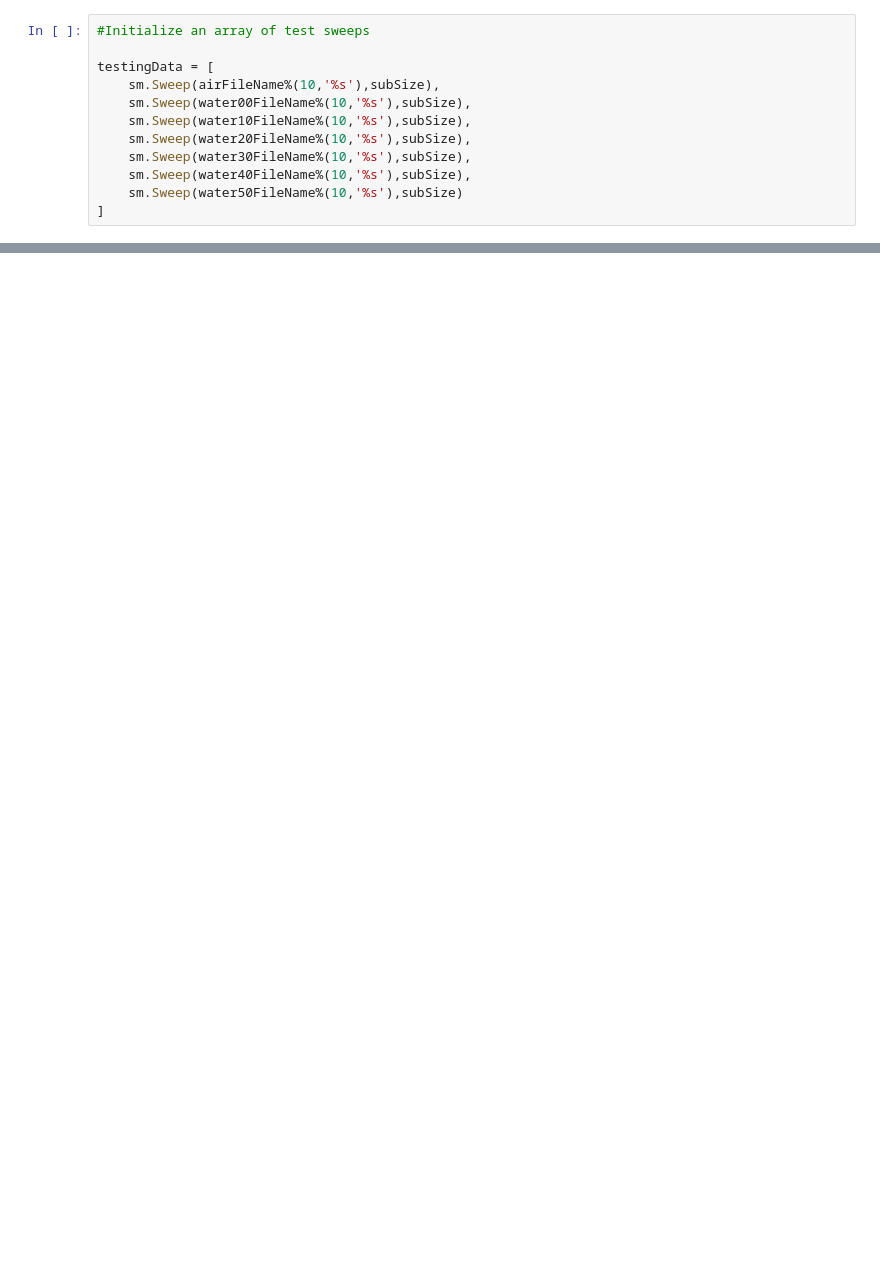
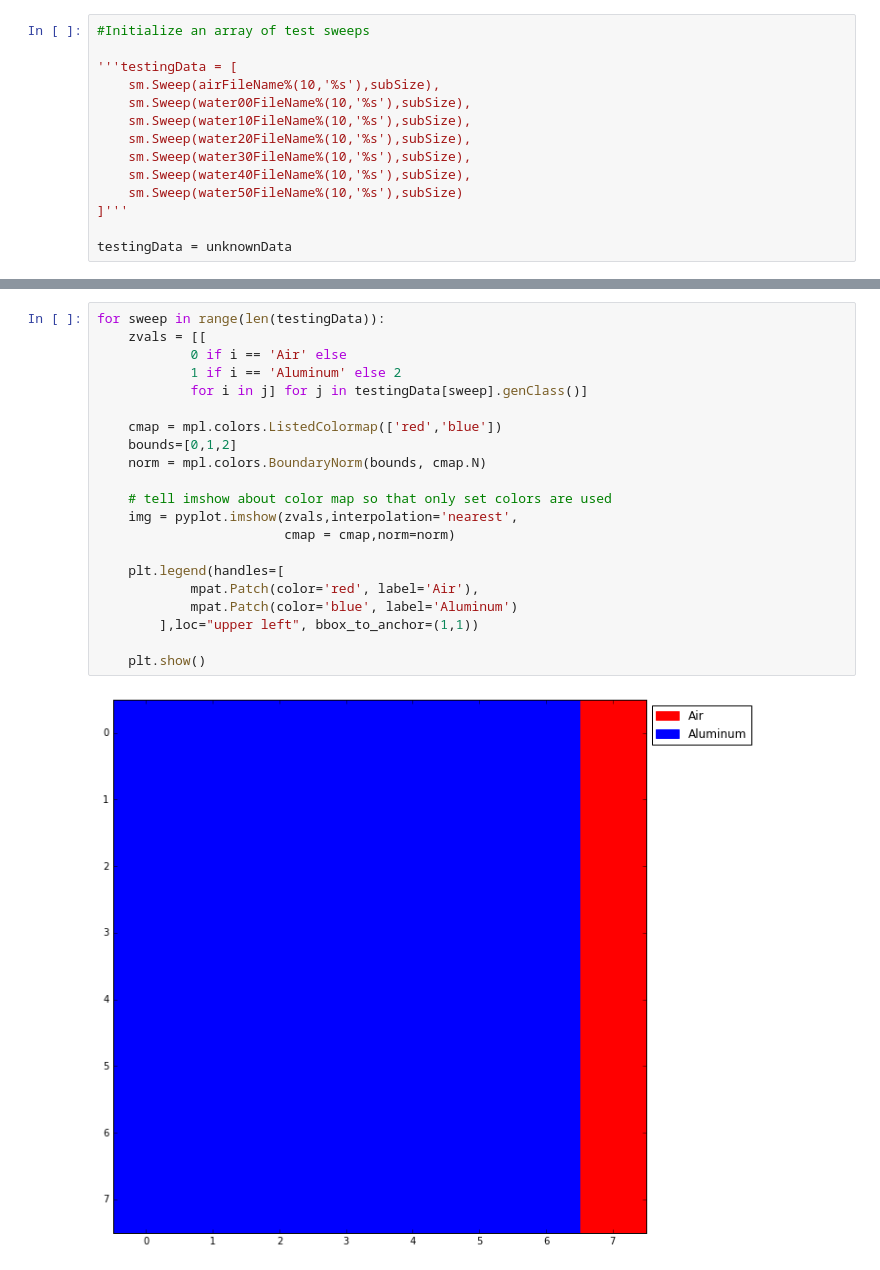
Before and after one commit to spatrickdoyle/sensor-research, a Jupyter notebook: Sensor Model.ipynb, the cells around one changed output, grey strips where cells are left out. Saved outputs shown, nothing was run; the diff lists cells and outputs as text; blank space fills up the shorter version.

```diff
--- a/Sensor Model.ipynb
+++ b/Sensor Model.ipynb
@@ -93,7 +108,7 @@ plt.show()
 # %%
 #Initialize an array of test sweeps
 
-testingData = [
+'''testingData = [
     sm.Sweep(airFileName%(10,'%s'),subSize),
     sm.Sweep(water00FileName%(10,'%s'),subSize),
     sm.Sweep(water10FileName%(10,'%s'),subSize),
@@ -101,7 +116,9 @@ testingData = [
     sm.Sweep(water30FileName%(10,'%s'),subSize),
     sm.Sweep(water40FileName%(10,'%s'),subSize),
     sm.Sweep(water50FileName%(10,'%s'),subSize)
-]
+]'''
+
+testingData = unknownData
 # %%
 #Initialize a model for each class
 
@@ -175,0 +269,23 @@ Testing 50 mM NaCl model...
+# %%
+for sweep in range(len(testingData)):
+    zvals = [[
+            0 if i == 'Air' else
+            1 if i == 'Aluminum' else 2
+            for i in j] for j in testingData[sweep].genClass()]
+
+    cmap = mpl.colors.ListedColormap(['red','blue'])
+    bounds=[0,1,2]
+    norm = mpl.colors.BoundaryNorm(bounds, cmap.N)
+
+    # tell imshow about color map so that only set colors are used
+    img = pyplot.imshow(zvals,interpolation='nearest',
+                        cmap = cmap,norm=norm)
+
+    plt.legend(handles=[
+            mpat.Patch(color='red', label='Air'),
+            mpat.Patch(color='blue', label='Aluminum')
+        ],loc="upper left", bbox_to_anchor=(1,1))
+
+    plt.show()
+# %% [output]
+[figure, added]
```
Also changed, not shown: parts of 11 cells of this notebook, 29 other files.
